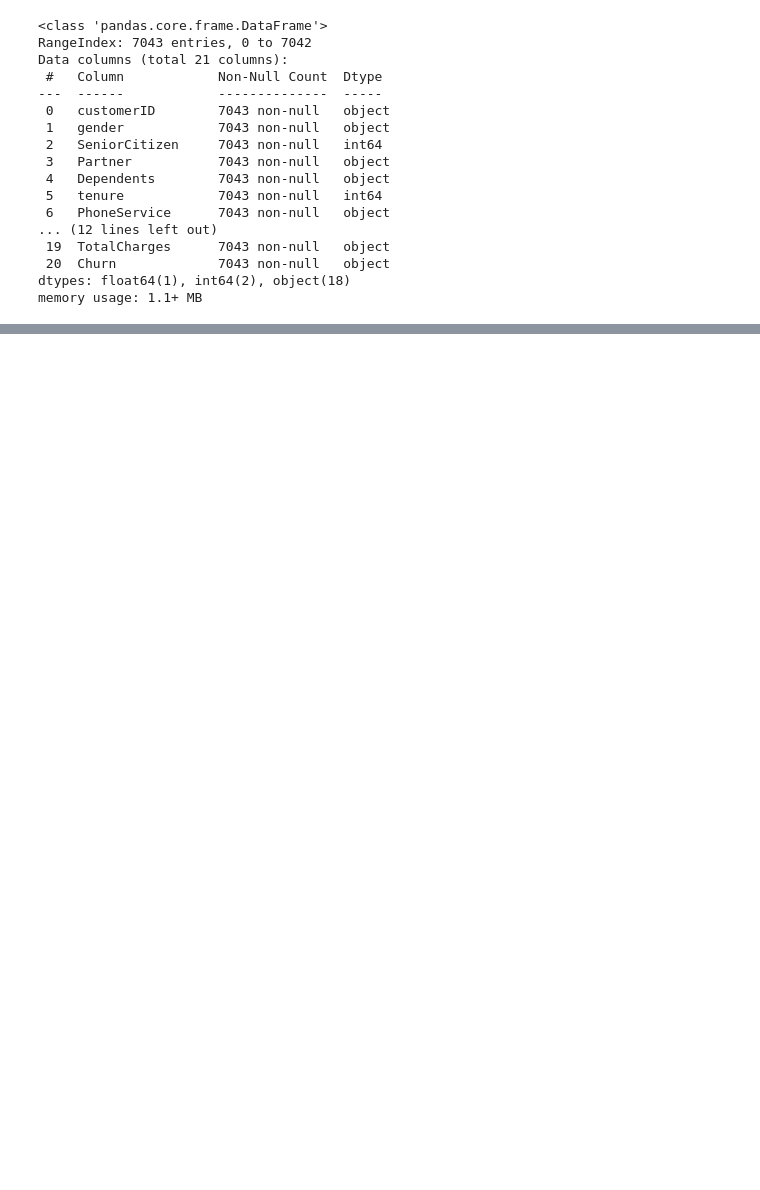
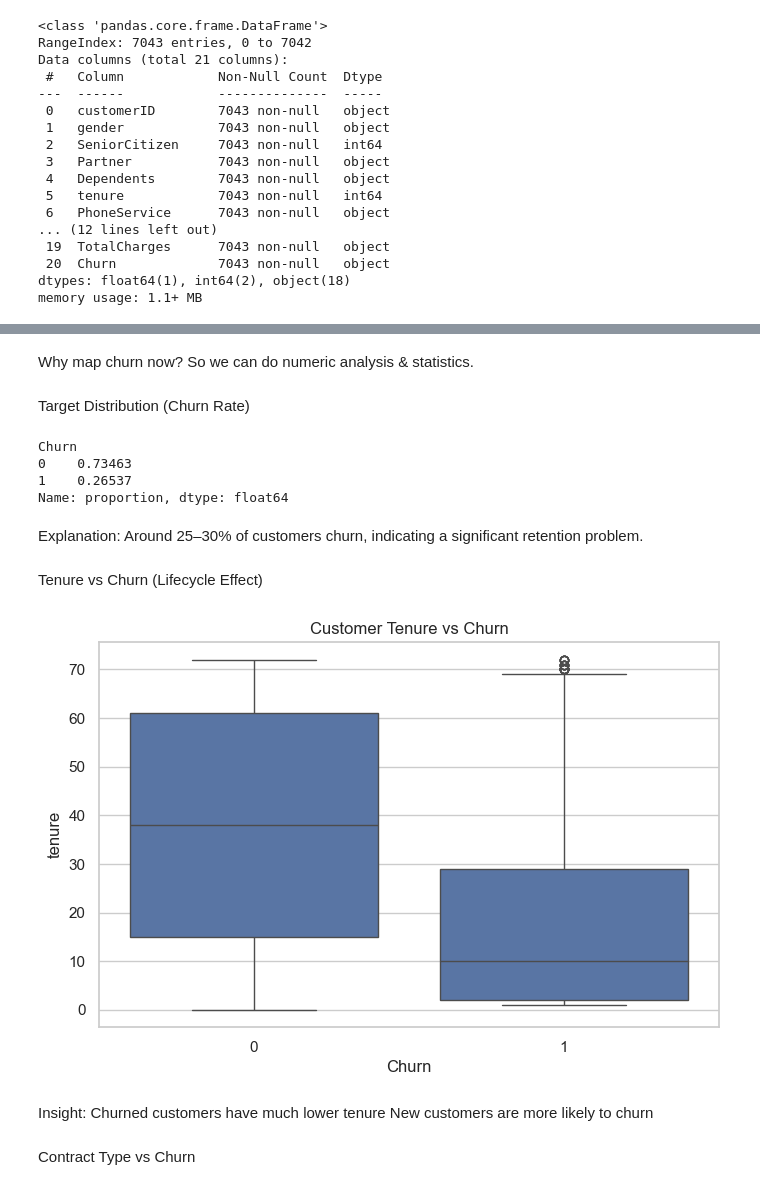
Before and after one commit to Vivekb638/Real-Time-Churn-Prediction-System, a Jupyter notebook: notebooks/01_eda.ipynb, the cells around one changed output, grey strips where cells are left out. Cells and saved outputs as stored; diff of their text form; code cells hidden in the pictures; blank space fills up the shorter version.

```diff
--- a/notebooks/01_eda.ipynb
+++ b/notebooks/01_eda.ipynb
@@ -94,3 +41,0 @@ df[['tenure', 'MonthlyCharges', 'TotalCharges']].describe()
-# %%
-df['Churn'] = df['Churn'].astype('category')
-df.info()
@@ -115,2 +41,0 @@ memory usage: 1.1+ MB
-# %%
-df = df.drop(columns=['customerID'])
@@ -246,2 +41,0 @@ dtype: int64
-# %%
-df['Churn_num'] = df['Churn'].cat.codes
@@ -318,2 +41,0 @@ The chi-square test shows a statistically significant association between contra
-# %%
-df['RevenueAtRisk'] = df['MonthlyCharges'] * df['Churn_num']
@@ -384,0 +58,30 @@ Retaining even a small percentage of high-risk customers could result in substan
+# %% [markdown]
+Why map churn now?
+So we can do numeric analysis & statistics.
+# %% [markdown]
+Target Distribution (Churn Rate)
+# %%
+df["Churn"].value_counts(normalize=True)
+# %% [output]
+Churn
+0    0.73463
+1    0.26537
+Name: proportion, dtype: float64
+# %% [markdown]
+Explanation:
+Around 25–30% of customers churn, indicating a significant retention problem.
+# %% [markdown]
+Tenure vs Churn (Lifecycle Effect)
+# %%
+plt.figure(figsize=(8,5))
+sns.boxplot(x="Churn", y="tenure", data=df)
+plt.title("Customer Tenure vs Churn")
+plt.show()
+# %% [output]
+[figure, added]
+# %% [markdown]
+Insight:
+Churned customers have much lower tenure
+New customers are more likely to churn
+# %% [markdown]
+Contract Type vs Churn
```
Also changed, not shown: parts of 74 cells of this notebook, 6 other files.
